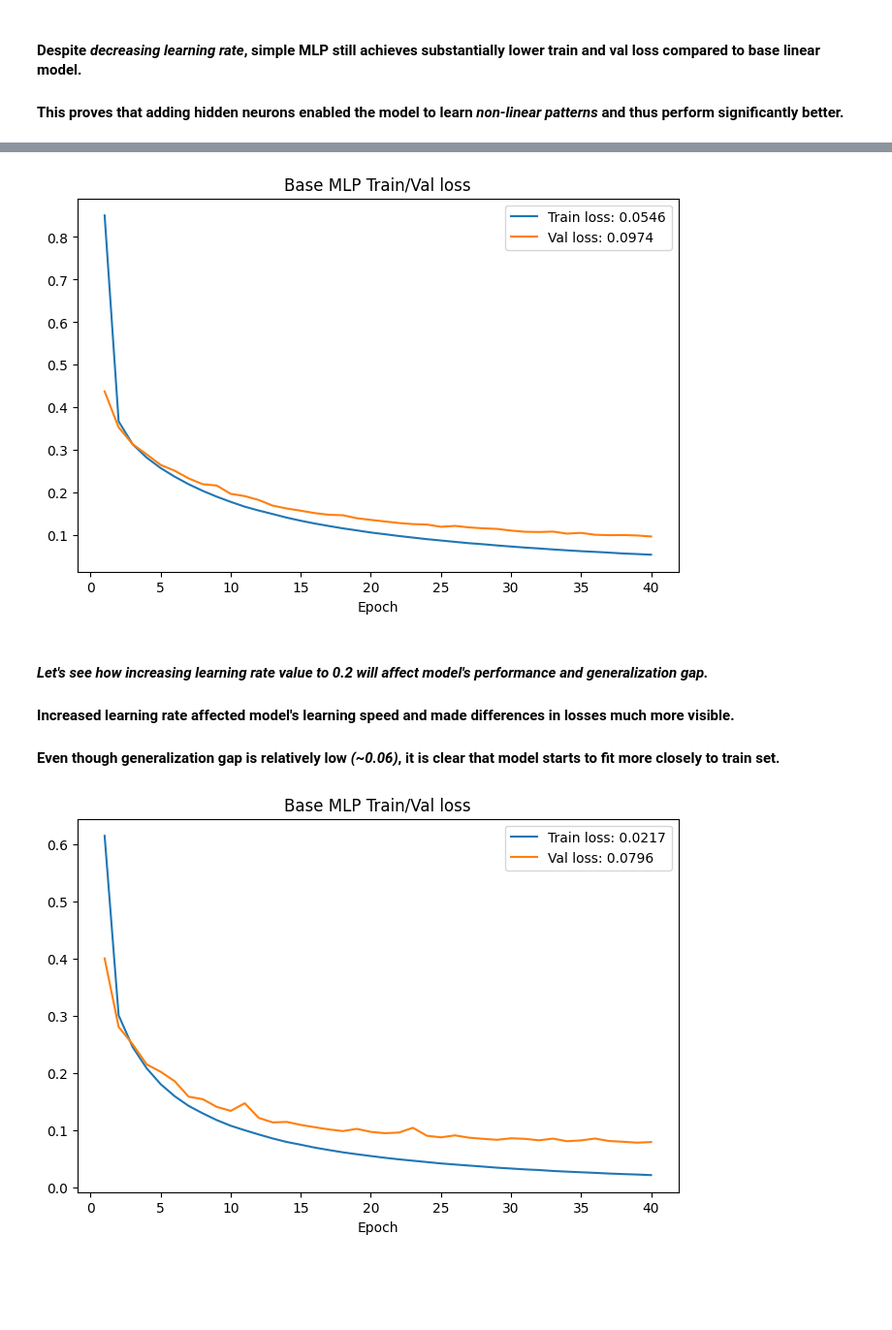
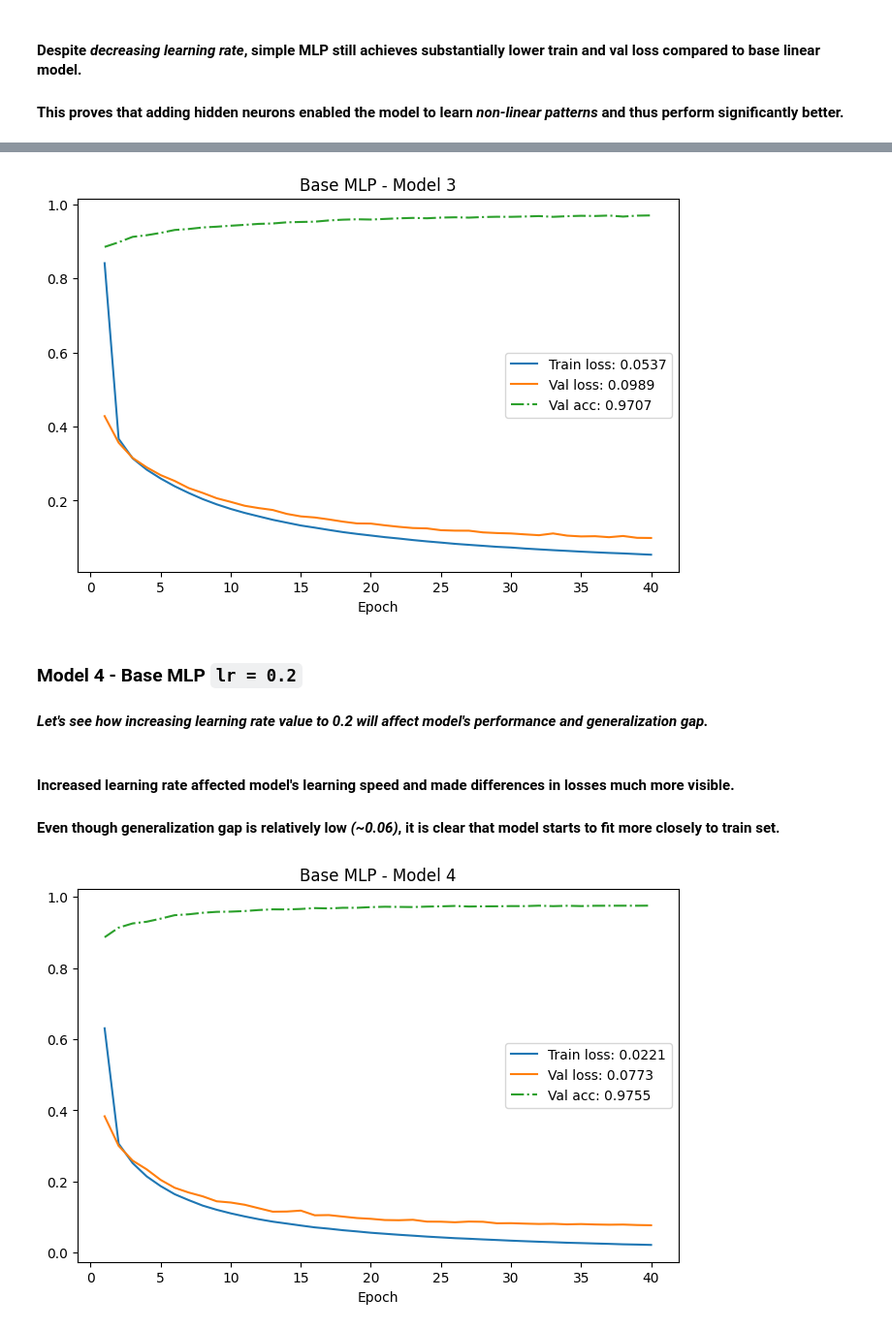
Before and after one commit to M4rselo/hypothesis_mnist_project, a Jupyter notebook: mnist_hypothesis_project.ipynb, the cells around one changed output, grey strips where cells are left out. Shown at 97% size. Cells and saved outputs as stored; diff of their text form; code cells hidden in the pictures; blank space fills up the shorter version.

```diff
--- a/mnist_hypothesis_project.ipynb
+++ b/mnist_hypothesis_project.ipynb
@@ -313,6 +322,8 @@ class BaseMLP(nn.Module):
         return torch.optim.SGD(self.parameters(), lr=self.lr)
 
     def batch_step(self, batch):
-        l = self.ce_loss(self.forward(batch[0]), batch[1])
-        return l
+        Y_hat = self.forward(batch[0])
+        l = self.ce_loss(Y_hat, batch[1])
+        acc = (Y_hat.argmax(dim=1) == batch[1]).float().mean()
+        return l, acc
 # %% [markdown]
@@ -326,6 +338,6 @@ class BaseMLP(nn.Module):
 # %%
 base_mlp = BaseMLP(num_outputs=10, num_hiddens=256, dropout_num=0, act_name='ReLU', lr=0.1)
-plotter = Plotter("Base MLP Train/Val loss")
+plotter = Plotter("Base MLP - Model 1")
 trainer = Trainer(20)
 trainer.fit(base_mlp, train_tensor, val_tensor, plotter)
 # %% [output]
@@ -339,7 +351,6 @@ trainer.fit(base_mlp, train_tensor, val_tensor, plotter)
 #### This proves that adding hidden neurons enabled the model to learn ***non-linear patterns*** and thus perform significantly better.
 # %%
 base_mlp = BaseMLP(num_outputs=10, num_hiddens=256, dropout_num=0, act_name='ReLU', lr=0.05)
-plotter = Plotter("Base MLP Train/Val loss")
-trainer = Trainer(20)
+plotter = Plotter("Base MLP - Model 2")
 trainer.fit(base_mlp, train_tensor, val_tensor, plotter)
 # %% [output]
@@ -352,20 +368,22 @@ trainer.fit(base_mlp, train_tensor, val_tensor, plotter)
 #### Despite increasing number of epochs, generalization gap has changed slighly, suggesting that the model capacity </br>is still well matched to the dataset.
 # %%
 base_mlp = BaseMLP(num_outputs=10, num_hiddens=256, dropout_num=0, act_name='ReLU', lr=0.1)
-plotter = Plotter("Base MLP Train/Val loss")
+plotter = Plotter("Base MLP - Model 3")
 trainer = Trainer(40)
 trainer.fit(base_mlp, train_tensor, val_tensor, plotter)
 # %% [output]
-[figure, old version]
+[figure, new version]
+# %% [markdown]
+### Model 4 - Base MLP `lr = 0.2`
+#### ***Let's see how increasing learning rate value to 0.2 will affect model's performance and generalization gap.***
 # %% [markdown]
-#### ***Let's see how increasing learning rate value to 0.2 will affect model's performance and generalization gap.***
-####
+#####
 #### Increased learning rate affected model's learning speed and made differences in losses much more visible.
 #### Even though generalization gap is relatively low ***(~0.06)***, it is clear that model starts to fit more closely to train set.
 # %%
 base_mlp = BaseMLP(num_outputs=10, num_hiddens=256, dropout_num=0, act_name='ReLU', lr=0.2)
-plotter = Plotter("Base MLP Train/Val loss")
+plotter = Plotter("Base MLP - Model 4")
 trainer = Trainer(40)
 trainer.fit(base_mlp, train_tensor, val_tensor, plotter)
 # %% [output]
-[figure, old version]
+[figure, new version]
```
Also changed, not shown: parts of 85 cells of this notebook.
